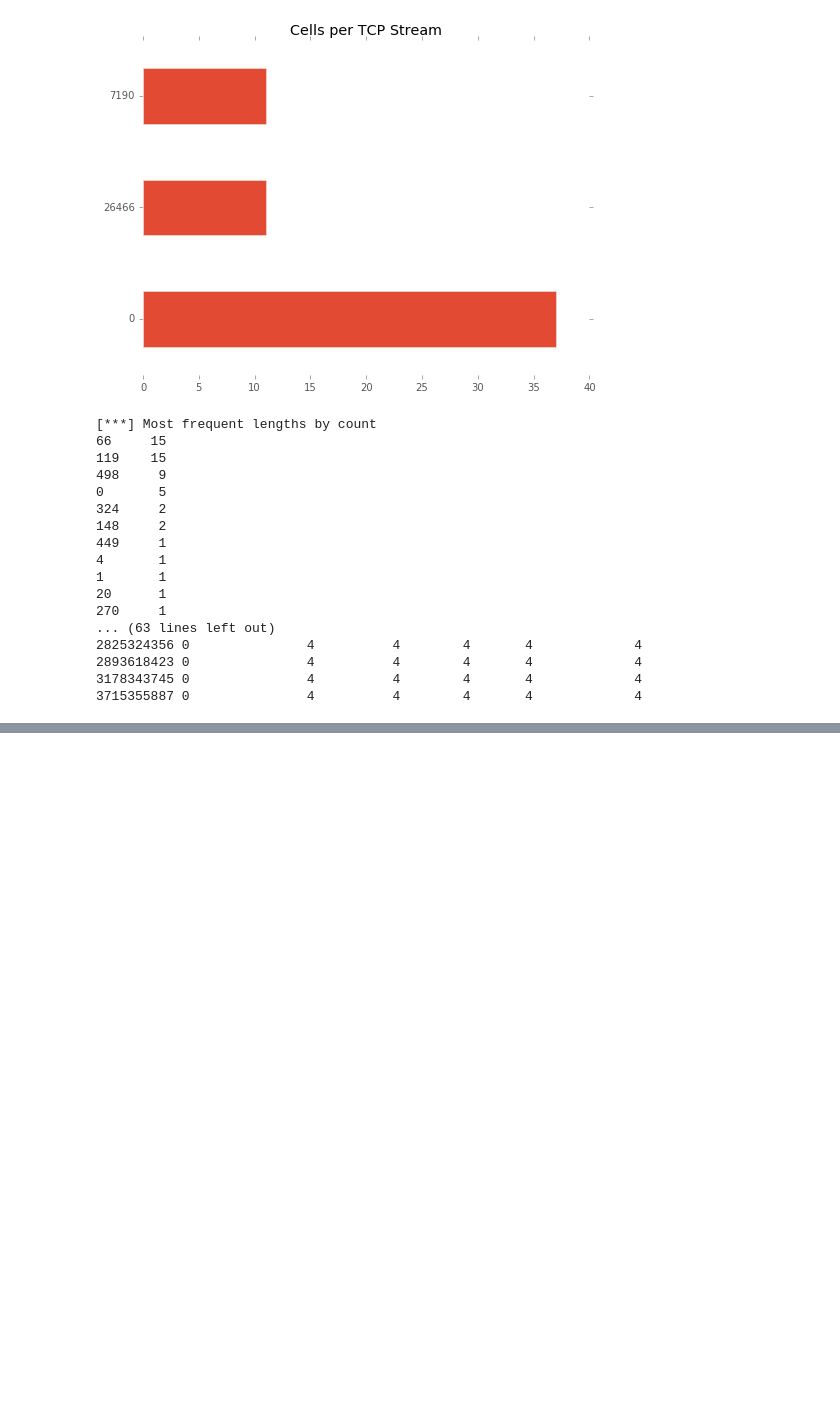
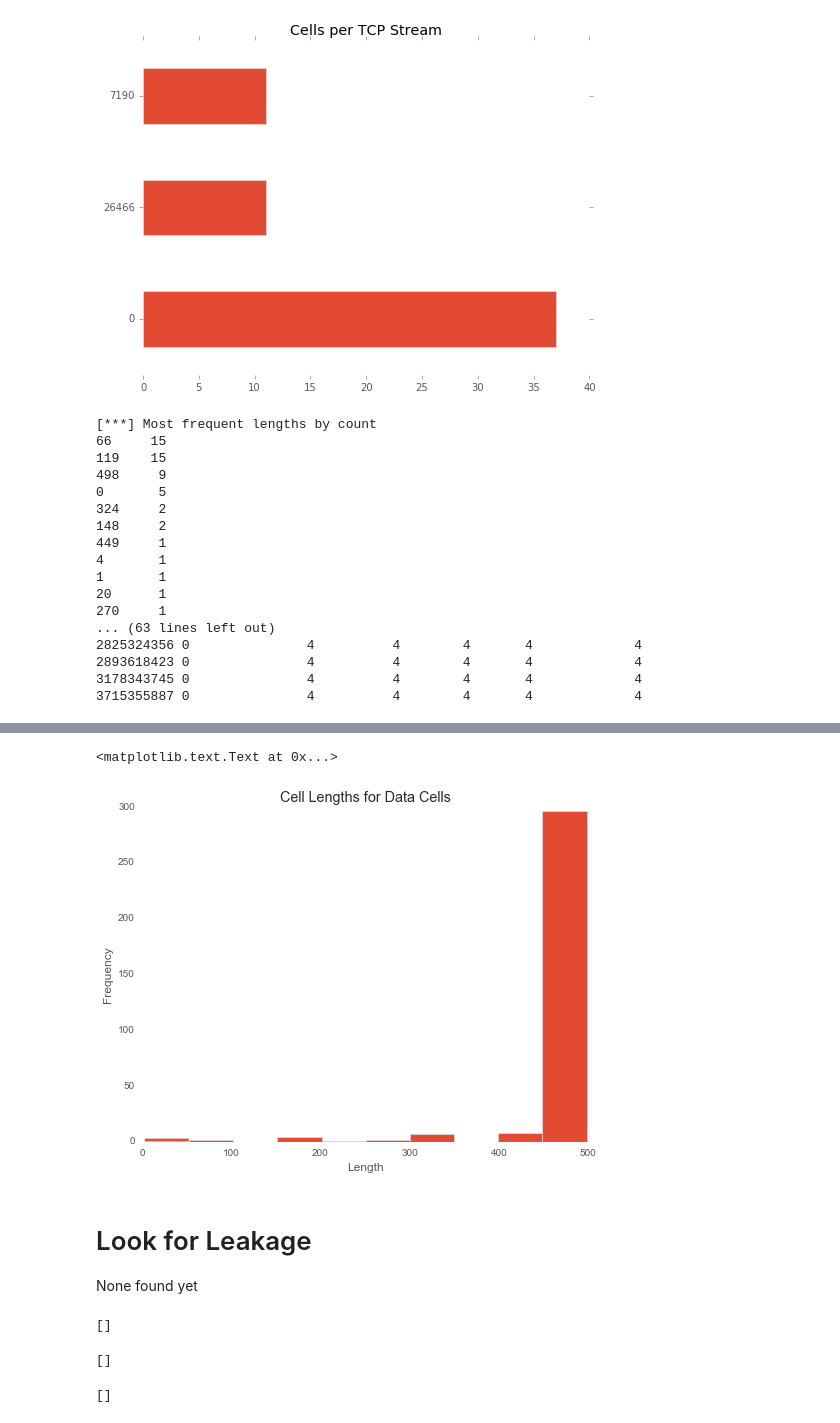
Before and after one commit to redshiftzero/fun-with-fingerprinting, a Jupyter notebook: exploration/single_trace_level_data_exploration.ipynb, the cells around one changed output, grey strips where cells are left out. Saved outputs shown, nothing was run; the diff lists cells and outputs as text; code cells hidden in the pictures; blank space fills up the shorter version.

Commit message:
Check for circuit-to-circuit leakage

```diff
--- a/exploration/single_trace_level_data_exploration.ipynb
+++ b/exploration/single_trace_level_data_exploration.ipynb
@@ -126,0 +136,12 @@ generate_basic_tables(df_99raw)
+# %%
+df_00raw_data = df_00raw[df_00raw['Command'] == 'DATA(2)']
+ax = df_00raw_data['Length'].plot(kind='hist', ax=pretty_plot())
+ax.set_xlabel('Length')
+ax.set_title('Cell Lengths for Data Cells')
+# %% [output]
+<matplotlib.text.Text at 0x...>
+[figure, added]
+# %% [markdown]
+# Look for Leakage
+
+None found yet
@@ -126,0 +152,12 @@ generate_basic_tables(df_99raw)
+# %%
+list(set(dfs[0]['Circuit'].unique()) & set(dfs[1]['Circuit'].unique()))
+# %% [output]
+[]
+# %%
+list(set(dfs[1]['Circuit'].unique()) & set(dfs[2]['Circuit'].unique()))
+# %% [output]
+[]
+# %%
+list(set(dfs[2]['Circuit'].unique()) & set(dfs[3]['Circuit'].unique()))
+# %% [output]
+[]
```
Also changed, not shown: parts of 7 cells of this notebook.
